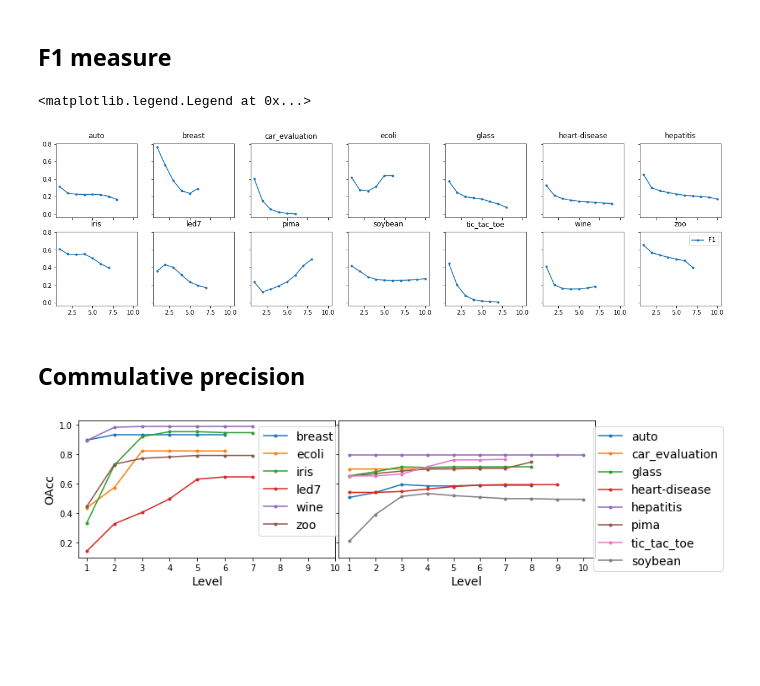
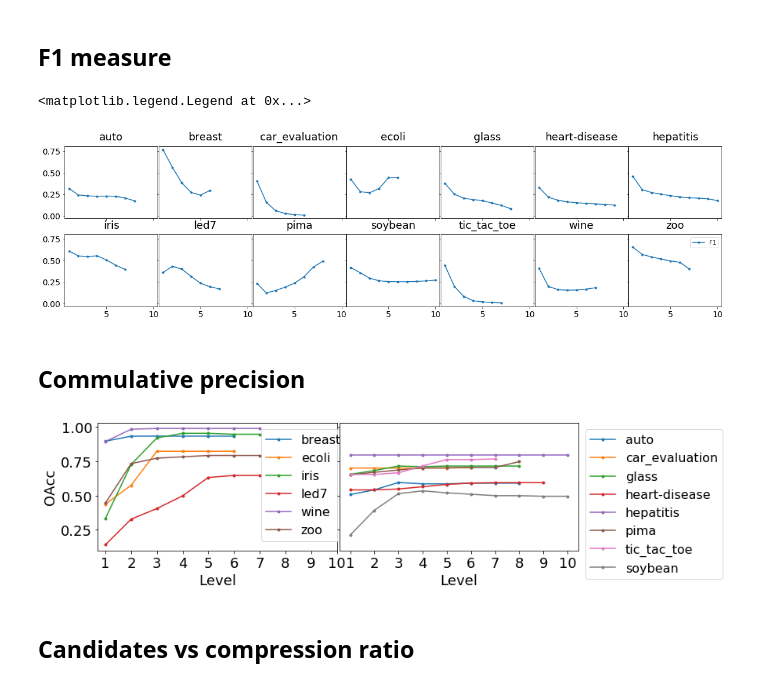
Before and after one commit to makhalova/pattern_mining_tools, a Jupyter notebook: experiments/PKDD_2020/output_for_paper.ipynb, the cells around one changed output. Cells and saved outputs as stored; diff of their text form; code cells hidden in the pictures; blank space fills up the shorter version.

```diff
--- a/experiments/PKDD_2020/output_for_paper.ipynb
+++ b/experiments/PKDD_2020/output_for_paper.ipynb
@@ -32,6 +55,8 @@ data_name_ads2 = 'closed-1d.isc'
 first_datasets  = ['auto', 'breast', 'car_evaluation', 'ecoli', 'glass', 'heart-disease', 'hepatitis']
 second_datasets = ['iris', 'led7', 'pima', 'soybean', 'tic_tac_toe', 'wine', 'zoo']
 # %%
+fontsize = 18
+
 df = pd.read_csv('./results/gradual_characteristics.csv',  index_col=0)
 data_name = sorted(df.data_name.unique())
 
@@ -41,10 +66,10 @@ df_levels = df[df.type == 'level']
 for dname in first_datasets:
     df_temp = df_levels[df_levels.data_name == dname]
     axes[0].plot(df_temp.threshold, df_temp.CR, label = dname, marker = '.')
-axes[0].set_ylabel('Compression ratio', fontsize = 14)
-axes[0].set_xlabel('Level', fontsize = 14)
+axes[0].set_ylabel('Compression ratio', fontsize = fontsize)
+axes[0].set_xlabel('Level', fontsize = fontsize)
 axes[0].set_xticks(np.arange(1, 11))
-axes[0].tick_params(axis='both', which='major', labelsize=14)
+axes[0].tick_params(axis='both', which='major', labelsize=fontsize)
 
 
 df_frequency = df[df.type == 'frequency']
@@ -52,10 +77,10 @@ for dname in first_datasets:
     df_temp = df_frequency[df_frequency.data_name == dname]
     axes[1].plot(df_temp.threshold, df_temp.CR, label = dname, marker = '.')
 axes[1].tick_params(axis='both', which='major', labelsize=14)
-axes[1].set_xlabel('Frequency', fontsize = 14)
+axes[1].set_xlabel('Frequency', fontsize = fontsize)
 axes[1].set_xlim(95, -5)
 axes[1].set_xticks(np.arange(90, -1, -10))
-axes[1].legend(loc='upper right', bbox_to_anchor=(1.52, 1.), fontsize = 14)
+axes[1].legend(loc='upper right', bbox_to_anchor=(1.7, 1.05), fontsize = fontsize)
 plt.subplots_adjust(wspace=.01, hspace = 0.02)
 
 plt.savefig('./figures/compression_ratio1.png', transparent = True, bbox_inches='tight',  pad_inches=0.1)
@@ -65,4 +90,7 @@ plt.show()
 # %%
+fontsize = 18
+
+
 df = pd.read_csv('./results/gradual_characteristics.csv',  index_col=0)
 data_name = sorted(df.data_name.unique())
 
@@ -72,10 +100,10 @@ df_levels = df[df.type == 'level']
 for dname in second_datasets:
     df_temp = df_levels[df_levels.data_name == dname]
     axes[0].plot(df_temp.threshold, df_temp.CR, label = dname, marker = '.')
-axes[0].set_ylabel('Compression ratio', fontsize = 14)
-axes[0].set_xlabel('Level', fontsize = 14)
+axes[0].set_ylabel('Compression ratio', fontsize = fontsize)
+axes[0].set_xlabel('Level', fontsize = fontsize)
 axes[0].set_xticks(np.arange(1, 11))
-axes[0].tick_params(axis='both', which='major', labelsize=14)
+axes[0].tick_params(axis='both', which='major', labelsize=fontsize)
 
 
 df_frequency = df[df.type == 'frequency']
@@ -83,10 +111,10 @@ for dname in second_datasets:
     df_temp = df_frequency[df_frequency.data_name == dname]
     axes[1].plot(df_temp.threshold, df_temp.CR, label = dname, marker = '.')
 axes[1].tick_params(axis='both', which='major', labelsize=14)
-axes[1].set_xlabel('Frequency', fontsize = 14)
+axes[1].set_xlabel('Frequency', fontsize = fontsize)
 axes[1].set_xlim(95, -5)
 axes[1].set_xticks(np.arange(90, -1, -10))
-axes[1].legend(loc='upper right', bbox_to_anchor=(1.43, 1.), fontsize = 14)
+axes[1].legend(loc='upper right', bbox_to_anchor=(1.58, 1.), fontsize = fontsize)
 
 plt.subplots_adjust(wspace=.01, hspace = 0.02)
 plt.savefig('./figures/compression_ratio2.png', transparent = True, bbox_inches='tight',  pad_inches=0.1)
@@ -100,6 +128,9 @@ data_list = ['auto', 'breast', 'car_evaluation', 'ecoli', 'glass', 'heart-diseas
 # %% [markdown]
 ## F1 measure
 # %%
+fontsize = 18
+
+
 f, axes = plt.subplots(2, int(len(data_list) / 2), figsize = (20, 5), sharey = True, sharex = True)
 
 for i, data_name in enumerate(data_list):
@@ -110,50 +141,59 @@ for i, data_name in enumerate(data_list):
     df = pd.read_csv(folder_name + 'performance.csv', decimal=',', sep = ';', index_col= False)
     accuracy = (df.tp + df.tn) / (df.tp + df.tn + df.fn + df.fp)
     axes[row_id, column_id].plot(df.level, df.f1, label = 'F1', marker = '.')
+    axes[row_id, column_id].tick_params(labelsize=14)
     #axes[row_id, column_id].plot(df.level, df.precision, label = 'PR', marker = '.')
     #axes[row_id, column_id].plot(df.level, df.recall, label = 'RC', marker = '.')
     #axes[row_id, column_id].plot(df.level, accuracy, label = 'ACC', marker = '.')
-    axes[row_id, column_id].set_title(data_name, fontdict = {'verticalalignment': 'bottom'})
+    axes[row_id, column_id].set_title(data_name, fontdict = {'verticalalignment': 'bottom', 'size' : fontsize})
 
+
+plt.subplots_adjust(wspace=.01, hspace = 0.22)
 plt.legend()
 # %% [output]
 <matplotlib.legend.Legend at 0x...>
-[figure, old version]
+[figure, new version]
 # %% [markdown]
 ## Commulative precision
 # %%
 first_datasets  = [ 'breast',  'ecoli', 'iris', 'led7','wine', 'zoo']
 second_datasets = ['auto', 'car_evaluation', 'glass', 'heart-disease', 'hepatitis',  'pima', 'tic_tac_toe', 'soybean', ]
 # %%
+fontsize = 18
 
 df = pd.read_csv('./results/precision.csv', index_col=0)
 data_name = sorted(df.data_name.unique())
 #df_single = df[df.type == 'single']
 df_commulative = df[df.type == 'commulative']
 
 f, axes = plt.subplots(1, 2, figsize = (11, 3), sharey = True)
 
 df_levels = df[df.type == 'level']
 for dname in first_datasets:
     df_temp = df_commulative[df_commulative.data_name == dname]
     axes[0].plot(df_temp.num_level, df_temp.accuracy, label = dname, marker = '.')
-axes[0].set_ylabel('OAcc', fontsize = 14)
-axes[0].set_xlabel('Level', fontsize = 14)
+axes[0].set_ylabel('OAcc', fontsize = fontsize)
+axes[0].set_xlabel('Level', fontsize = fontsize)
 axes[0].set_xticks(np.arange(1, 11))
-axes[0].legend(fontsize = 14,  loc='upper right', bbox_to_anchor=(1.035, 1.))
+axes[0].legend(fontsize = 16,  loc='upper right', bbox_to_anchor=(1.065, 1.))
+axes[0].tick_params(axis='both', which='major', labelsize=fontsize)
 
 for dname in second_datasets:
     df_temp = df_commulative[df_commulative.data_name == dname]
     axes[1].plot(df_temp.num_level, df_temp.accuracy, label = dname, marker = '.')
-axes[1].set_xlabel('Level', fontsize = 14)
+axes[1].set_xlabel('Level', fontsize = fontsize)
 axes[1].set_xticks(np.arange(1, 11))
 
 
 axes[1].set_xticks(np.arange(1, 11))
-axes[1].legend(loc='upper right', bbox_to_anchor=(1.52, 1.),fontsize = 14)
+
+axes[1].legend(loc='upper right', bbox_to_anchor=(1.63, 1.),fontsize = 16)
+axes[1].tick_params(axis='both', which='major', labelsize=fontsize)
 
 plt.subplots_adjust(wspace=.01, hspace = 0.01)
 plt.savefig('./figures/oacc.png', transparent = True, bbox_inches='tight',  pad_inches=0.1)
 plt.show()
 # %% [output]
-[figure, old version]
+[figure, new version]
+# %% [markdown]
+## Candidates vs compression ratio
```
Also changed, not shown: parts of 8 cells of this notebook, 1 other file.
